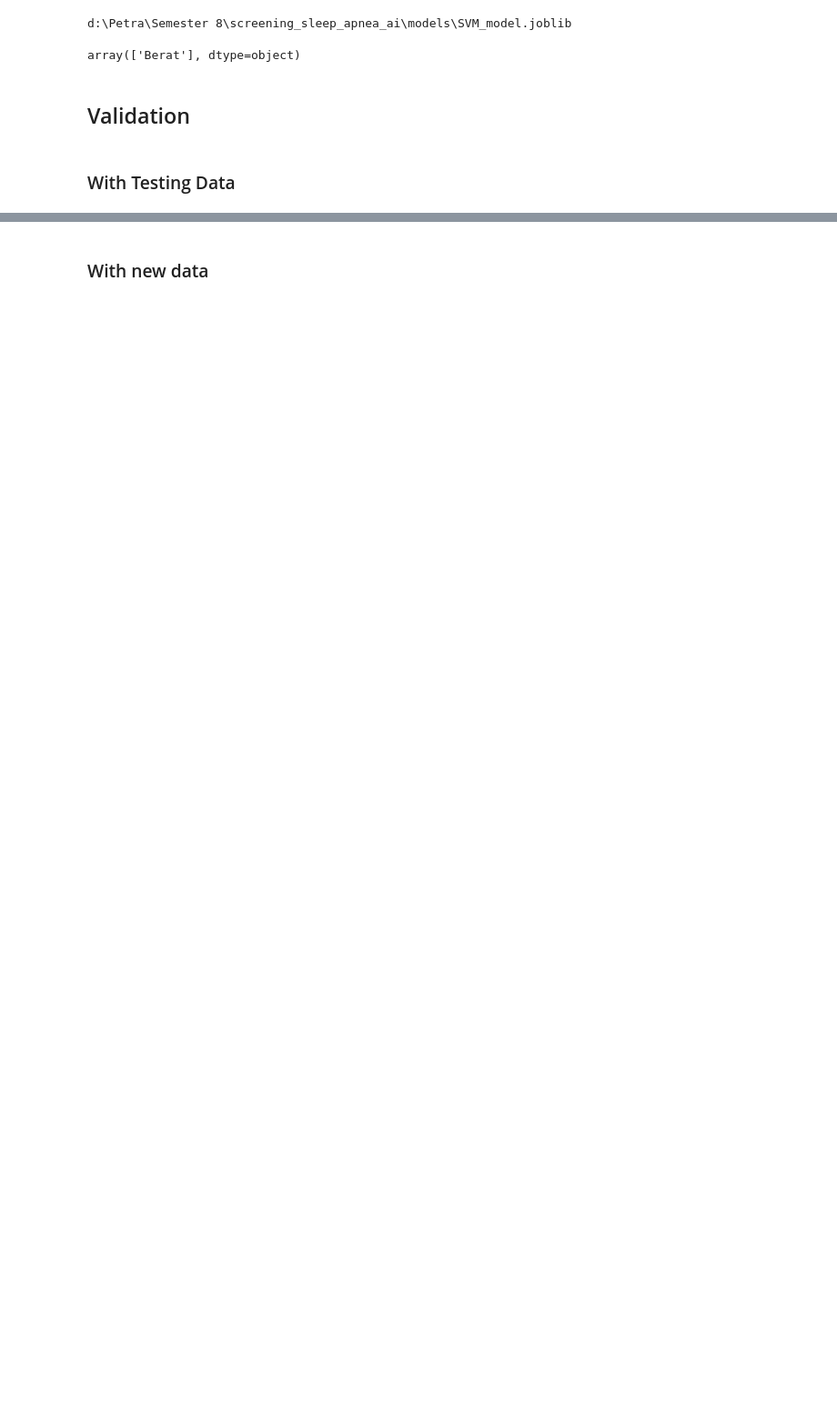
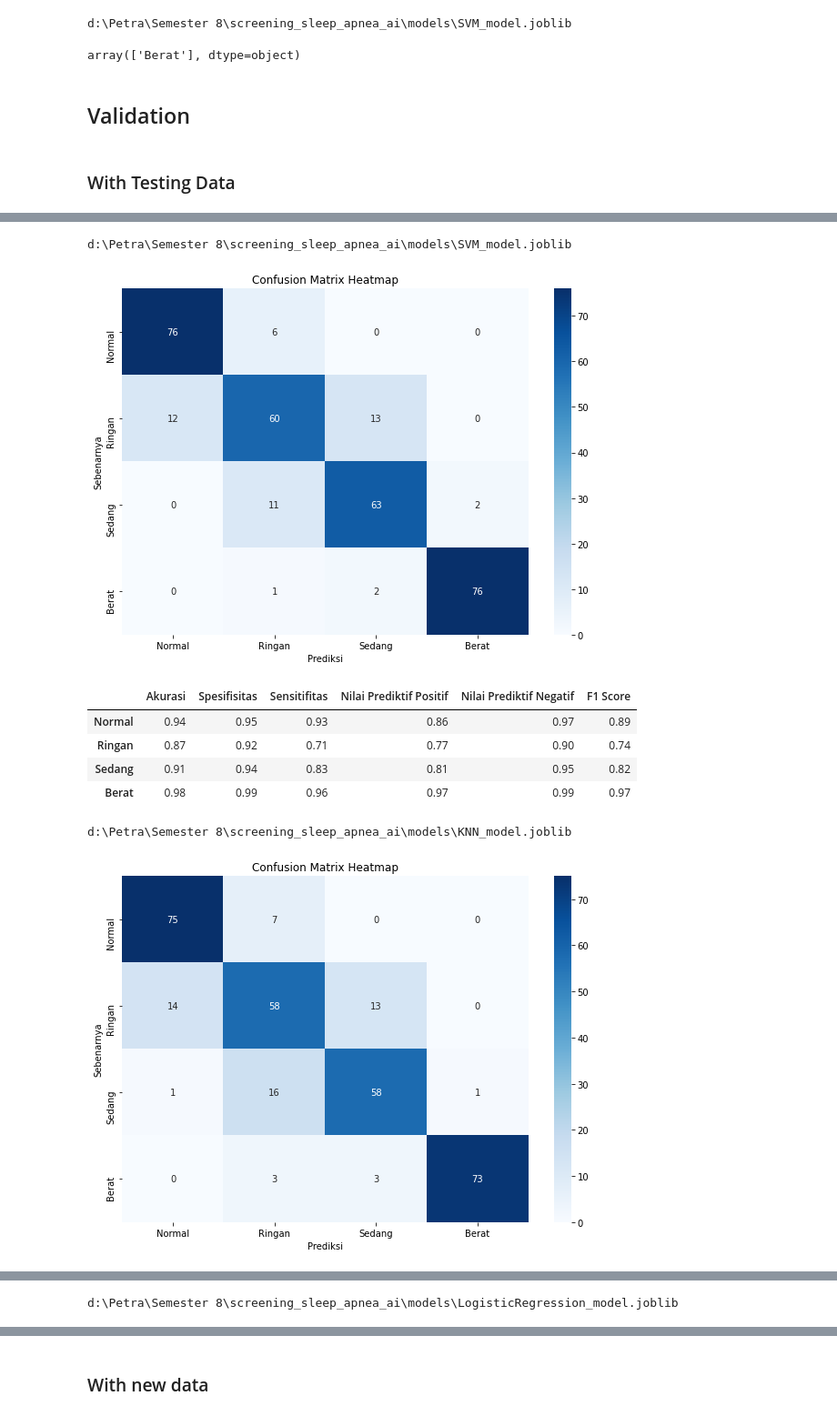
Before and after one commit to anthonyreynaldi/screening_sleep_apnea_ai, a Jupyter notebook: Skripsi_Screening_Sleep_Apnea.ipynb, the cells around one changed output, grey strips where cells are left out. Shown at 91% size. Drawn from its saved outputs; the diff is of its cells as text; code cells hidden in the pictures; blank space fills up the shorter version.

```diff
--- a/Skripsi_Screening_Sleep_Apnea.ipynb
+++ b/Skripsi_Screening_Sleep_Apnea.ipynb
@@ -479,0 +406,2 @@ Please also refer to the documentation for alternative solver options:
+# %%
+train_models(X_train, y_train)
@@ -521,0 +471,13 @@ d:\Petra\Semester 8\screening_sleep_apnea_ai\models\RandomForest_model.joblib
+# %%
+models_name = ['SVM', 'KNN', 'LogisticRegression', 'RandomForest']
+validation_model(models_name, X_train, y_train)
+# %% [output]
+d:\Petra\Semester 8\screening_sleep_apnea_ai\models\SVM_model.joblib
+[figure, added]
+|  | Akurasi | Spesifisitas | Sensitifitas | Nilai Prediktif Positif | Nilai Prediktif Negatif | F1 Score |
+| Normal | 0.94 | 0.95 | 0.93 | 0.86 | 0.97 | 0.89 |
+| Ringan | 0.87 | 0.92 | 0.71 | 0.77 | 0.90 | 0.74 |
+| Sedang | 0.91 | 0.94 | 0.83 | 0.81 | 0.95 | 0.82 |
+| Berat | 0.98 | 0.99 | 0.96 | 0.97 | 0.99 | 0.97 |
+d:\Petra\Semester 8\screening_sleep_apnea_ai\models\KNN_model.joblib
+[figure, added]
@@ -521,0 +489 @@ d:\Petra\Semester 8\screening_sleep_apnea_ai\models\RandomForest_model.joblib
+d:\Petra\Semester 8\screening_sleep_apnea_ai\models\LogisticRegression_model.joblib
```
Also changed, not shown: parts of 57 cells of this notebook, 14 other files.
